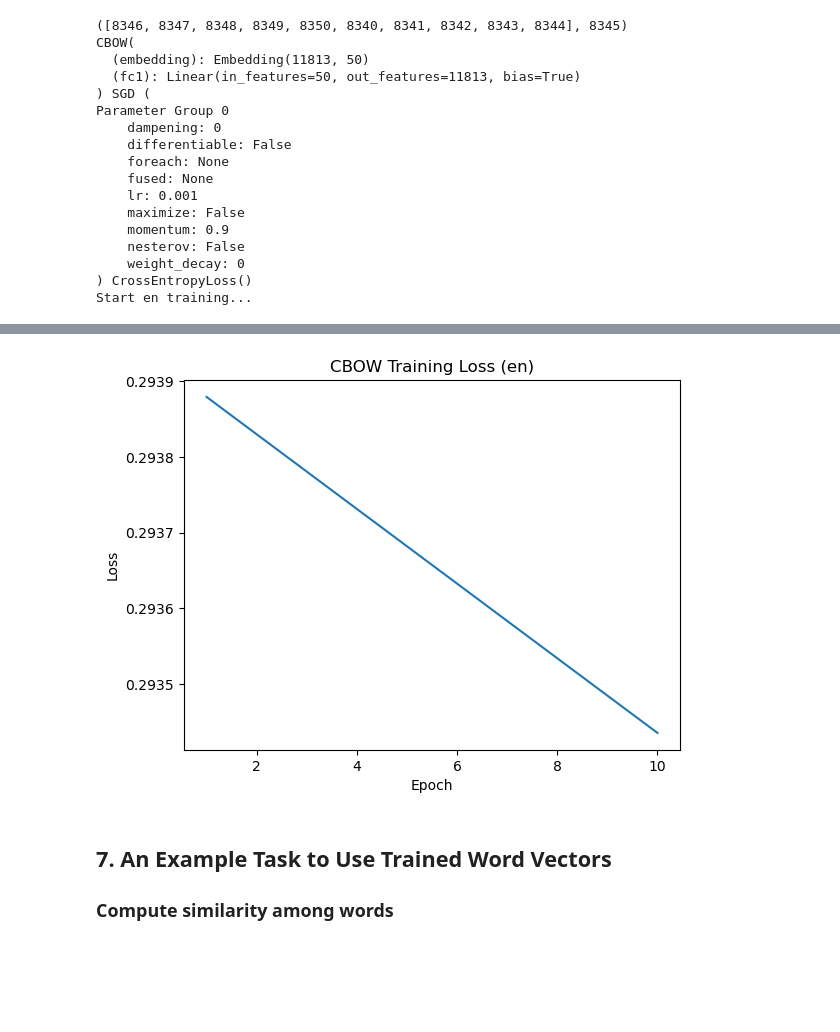
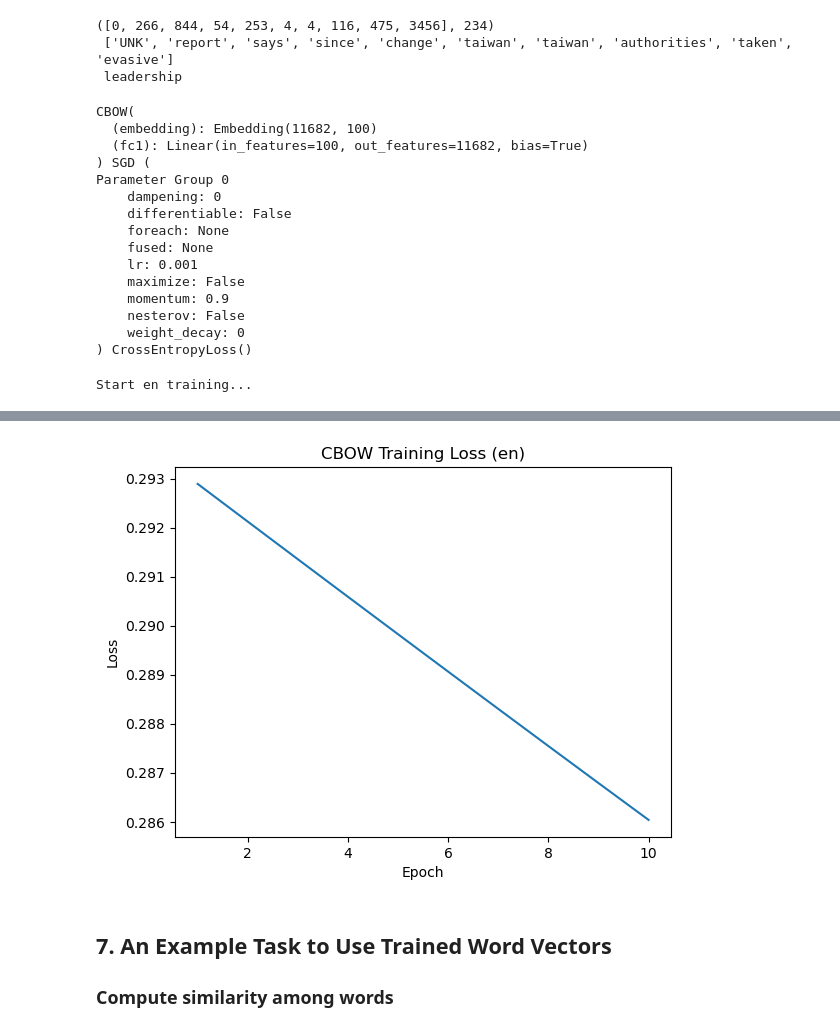
Before and after one commit to syangl/NLP-HW, a Jupyter notebook: hw2/en_main.ipynb, the cells around one changed output, grey strips where cells are left out. Cells and saved outputs as stored; diff of their text form; code cells hidden in the pictures; blank space fills up the shorter version.

```diff
--- a/hw2/en_main.ipynb
+++ b/hw2/en_main.ipynb
@@ -8,26 +9,50 @@ txt_path = "data/"
 save_vec_path = "model/word2vec/"
 save_model_path = "model/"
 train_path = "data/train/"
+# %%
+# load text
+en_text = load_data(txt_path, version='en')
+# create corpus
+en_corpus = preprocess_text(en_text, language='en')
+# create vocab
+en_vocab = build_vocab(en_corpus)
+# %%
+# create training data
+en_train_data = create_training_data(en_corpus, en_vocab, window_size=5)
+random.shuffle(en_train_data)
+torch.save(en_train_data, train_path+"en_train_data.pth")
+# load train data
+en_train_data = torch.load(train_path+"en_train_data.pth")
+en_idx2word = {v:k for k,v in en_vocab.items()}
+print(en_train_data[0], '\n', [en_idx2word.get(idx) for idx in en_train_data[0][0]], '\n', en_idx2word.get(en_train_data[0][1]))
+# %% [output]
+([0, 266, 844, 54, 253, 4, 4, 116, 475, 3456], 234)
+ ['UNK', 'report', 'says', 'since', 'change', 'taiwan', 'taiwan', 'authorities', 'taken', 'evasive']
+ leadership
+# %%
+# train en model
+model_en = CBOW(vocab_size=len(en_vocab), embedding_size=200).to(device)
+# optimizer & loss function
+optimizer, criterion = get_optim_and_loss(model_en, "SGD", "cross")
+print(model_en, optimizer, criterion)
+# %% [output]
+CBOW(
+  (embedding): Embedding(11682, 100)
+  (fc1): Linear(in_features=100, out_features=11682, bias=True)
+) SGD (
+Parameter Group 0
+    dampening: 0
+    differentiable: False
+    foreach: None
+    fused: None
+    lr: 0.001
+    maximize: False
+    momentum: 0.9
+    nesterov: False
+    weight_decay: 0
+) CrossEntropyLoss()
 # %%
-# load text
-en_text = load_data(txt_path, version='en')
-# create words
-en_words = preprocess_text(en_text, language='en')
-# create vocab
-en_vocab = build_vocab(en_words)
-# create training data
-en_train_data = create_training_data(en_words, en_vocab, window_size=5)
-random.shuffle(en_train_data)
-torch.save(en_train_data, train_path+"en_train_data.pth")
-# load train data
-en_train_data = torch.load(train_path+"en_train_data.pth")
-print(en_train_data[0])
-# train en model
-model_en = CBOW(vocab_size=len(en_vocab), embedding_size=100).to(device)
-# optimizer & loss function
-optimizer, criterion = get_optim_and_loss(model_en, "SGD", "cross")
-print(model_en, optimizer, criterion)
-epochs = 1000
+epochs = 100
 # set train mode
 model_en.train()
 # start train
@@ -41,20 +66,4 @@ plt.xlabel('Epoch')
 plt.ylabel('Loss')
 plt.show()
 # %% [output]
-([8346, 8347, 8348, 8349, 8350, 8340, 8341, 8342, 8343, 8344], 8345)
-CBOW(
-  (embedding): Embedding(11813, 50)
-  (fc1): Linear(in_features=50, out_features=11813, bias=True)
-) SGD (
-Parameter Group 0
-    dampening: 0
-    differentiable: False
-    foreach: None
-    fused: None
-    lr: 0.001
-    maximize: False
-    momentum: 0.9
-    nesterov: False
-    weight_decay: 0
-) CrossEntropyLoss()
 Start en training...
@@ -71,5 +80,5 @@ epoch 9, loss: 0.2934351322924213
 Training finished
-[figure, old version]
+[figure, new version]
 # %%
 # save
 save_model(model_en, save_model_path, version='en')
```
Also changed, not shown: parts of 5 cells of this notebook, 9 other files.
